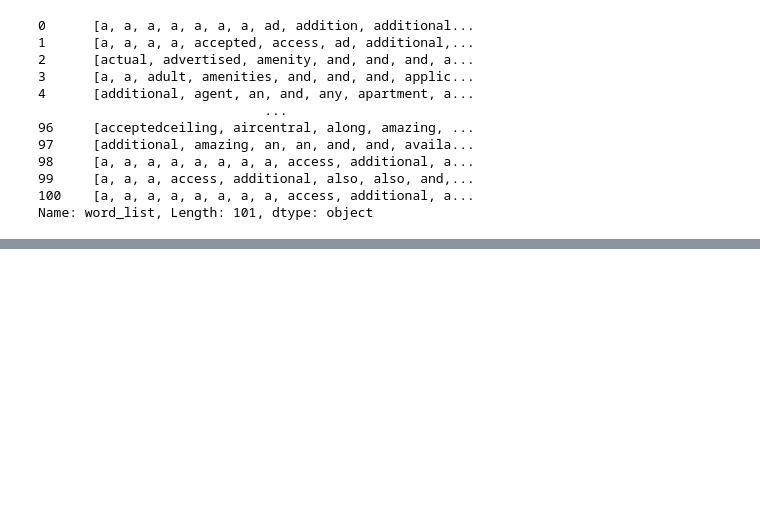
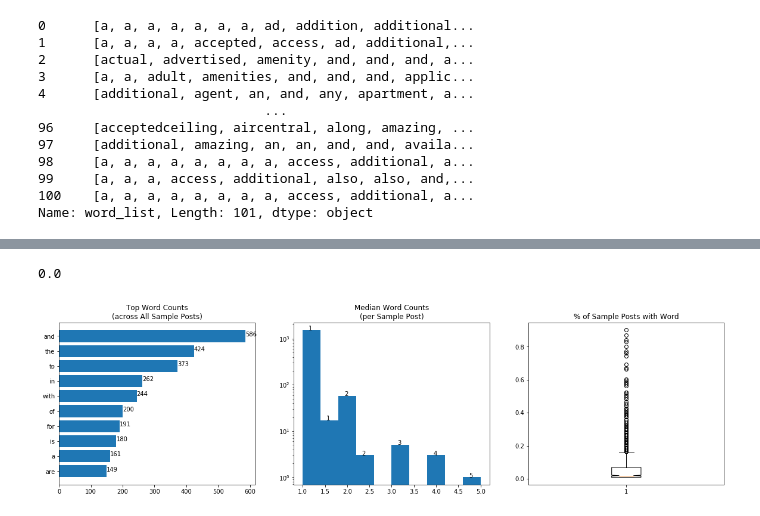
Before and after one commit to daddyjab/Craigslist, a Jupyter notebook: Craigslist Exploration.ipynb, the cells around one changed output, grey strips where cells are left out. Drawn from its saved outputs; the diff is of its cells as text; code cells hidden in the pictures; blank space fills up the shorter version.

```diff
--- a/Craigslist Exploration.ipynb
+++ b/Craigslist Exploration.ipynb
@@ -435,0 +355,4 @@ pd.DataFrame( pw_df.apply(sum), columns=["word_count"] ).sort_index()
+# %%
+# Statistics for each word in cases where the word is present in a sample post
+pw_info_df = pw_df[ pw_df.notna() ].describe().transpose().sort_index()
+pw_info_df
@@ -436,4 +405,5 @@ pd.DataFrame( pw_df.apply(sum), columns=["word_count"] ).sort_index()
 # %%
 # Sum of word counts across all samples
-pw_raw_df[ pw_raw_df.notna() ].apply(np.sum)
+pw_info_df['count_word'] = pw_raw_df[ pw_raw_df.notna() ].apply(np.sum)
+pw_info_df
 # %% [output]
@@ -484,0 +423,5 @@ pw_raw_df[ pw_raw_df.notna() ].describe().transpose().sort_index()
+# %%
+# Reorder the columns
+pw_info_df = pw_info_df[['count_word', 'count_samples_with_word', 'count_total_samples', '%_of_samples',
+                         'max', 'min', 'mean', 'std', '75%', 'median', '25%' ]]
+pw_info_df
@@ -484,0 +459,52 @@ pw_raw_df[ pw_raw_df.notna() ].describe().transpose().sort_index()
+# %%
+h_retval[0][4]
+# %% [output]
+0.0
+# %%
+# Plots
+fig = plt.figure(figsize=(20,5))
+ax1 = fig.add_subplot(1,3,1)
+ax2 = fig.add_subplot(1,3,2)
+ax3 = fig.add_subplot(1,3,3)
+
+# Column (bar) chart
+# Add a title
+ax1.set_title("Top Word Counts\n(across All Sample Posts)")
+
+# Plot only a subset of the data
+n_bar_samples = 10
+bar_plot_df = pw_info_df.sort_values(by=['count_word'], ascending=[False])['count_word'].iloc[0:n_bar_samples]
+
+# Reverse the list so that the descreasing values are plotted from top to bottom
+values_bar = list(reversed(bar_plot_df.values))
+labels_bar = list(reversed(bar_plot_df.index))
+
+# Create the horizontal bar plot
+ax1.barh(labels_bar, values_bar )
+
+# Add a label for each bar providing word count
+for i in range(n_bar_samples):
+    ax1.text(values_bar[i], labels_bar[i], f"{values_bar[i]:.0f}" )
+
+# Histogram
+# Add a title
+ax2.set_title("Median Word Counts\n(per Sample Post)")
+
+# Plot the histogram
+h_retval = ax2.hist(pw_info_df['median'], log=True)
+
+# Add labels to the histogram bars
+n_bins = len(h_retval[0])
+n_bin_width = h_retval[1][1] - h_retval[1][0]
+for i in range(n_bins):
+    if h_retval[0][i] > 0:
+        ax2.text(h_retval[1][i]+n_bin_width/3, h_retval[0][i], f"{h_retval[1][i]:.0f}" )
+
+# Boxplot
+# Add a title
+ax3.set_title("% of Sample Posts with Word")
+
+# Plot the boxplot
+b_retval = ax3.boxplot(pw_info_df['%_of_samples'], notch=True)
+# %% [output]
+[figure, added]
```
Also changed, not shown: parts of 13 cells of this notebook.
